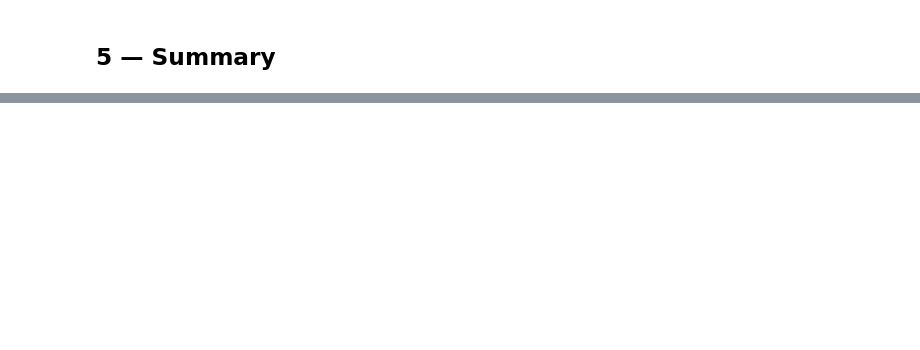
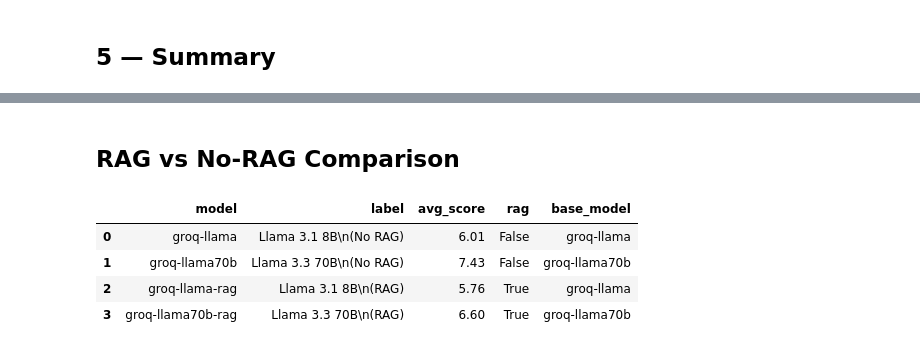
Before and after one commit to bar-elhayani/llm-evaluation-benchmark, a Jupyter notebook: notebooks/analysis.ipynb, the cells around one changed output, grey strips where cells are left out. Drawn from its saved outputs; the diff is of its cells as text; code cells hidden in the pictures; blank space fills up the shorter version.

```diff
--- a/notebooks/analysis.ipynb
+++ b/notebooks/analysis.ipynb
@@ -183 +183,22 @@ print("=" * 50)
 ==================================================
+# %% [markdown]
+## RAG vs No-RAG Comparison
+# %%
+
+scores_rag = pd.read_csv("../data/judge_scores_rag.csv")
+
+comparison = pd.DataFrame({
+    "model":      ["groq-llama", "groq-llama70b", "groq-llama-rag", "groq-llama70b-rag"],
+    "label":      ["Llama 3.1 8B\n(No RAG)", "Llama 3.3 70B\n(No RAG)",
+                   "Llama 3.1 8B\n(RAG)", "Llama 3.3 70B\n(RAG)"],
+    "avg_score":  [6.01, 7.43, 5.76, 6.60],
+    "rag":        [False, False, True, True],
+    "base_model": ["groq-llama", "groq-llama70b", "groq-llama", "groq-llama70b"],
+})
+comparison
+# %% [output]
+|  | model | label | avg_score | rag | base_model |
+| 0 | groq-llama | Llama 3.1 8B\n(No RAG) | 6.01 | False | groq-llama |
+| 1 | groq-llama70b | Llama 3.3 70B\n(No RAG) | 7.43 | False | groq-llama70b |
+| 2 | groq-llama-rag | Llama 3.1 8B\n(RAG) | 5.76 | True | groq-llama |
+| 3 | groq-llama70b-rag | Llama 3.3 70B\n(RAG) | 6.60 | True | groq-llama70b |
```
Also changed, not shown: parts of 7 cells of this notebook, 7 other files.
